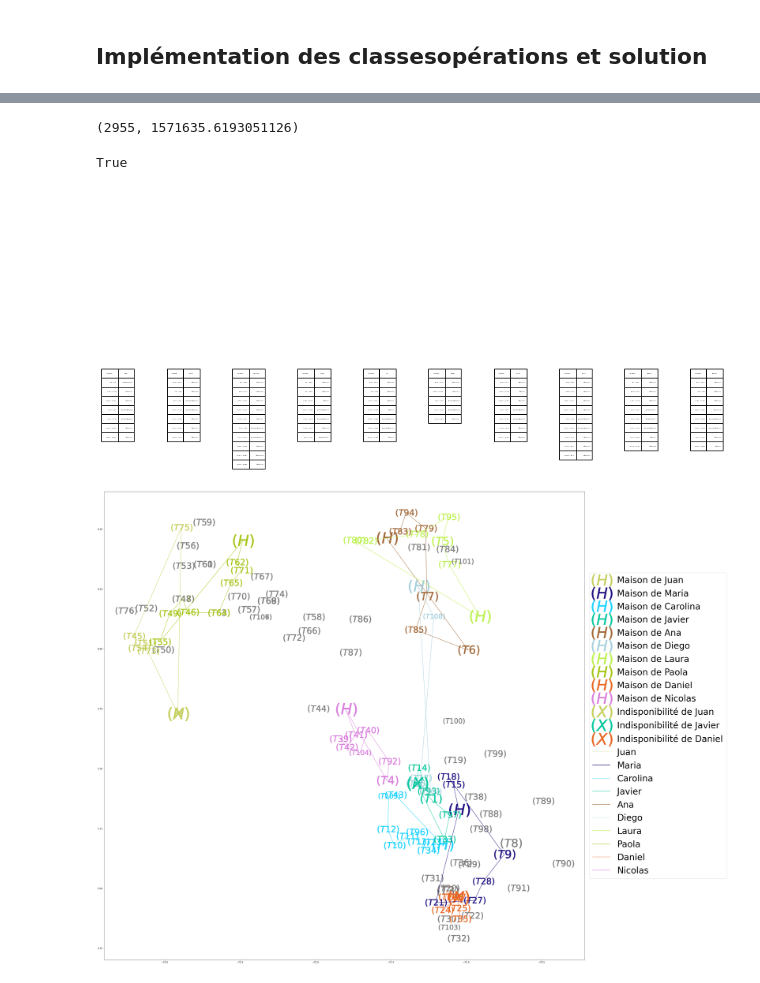
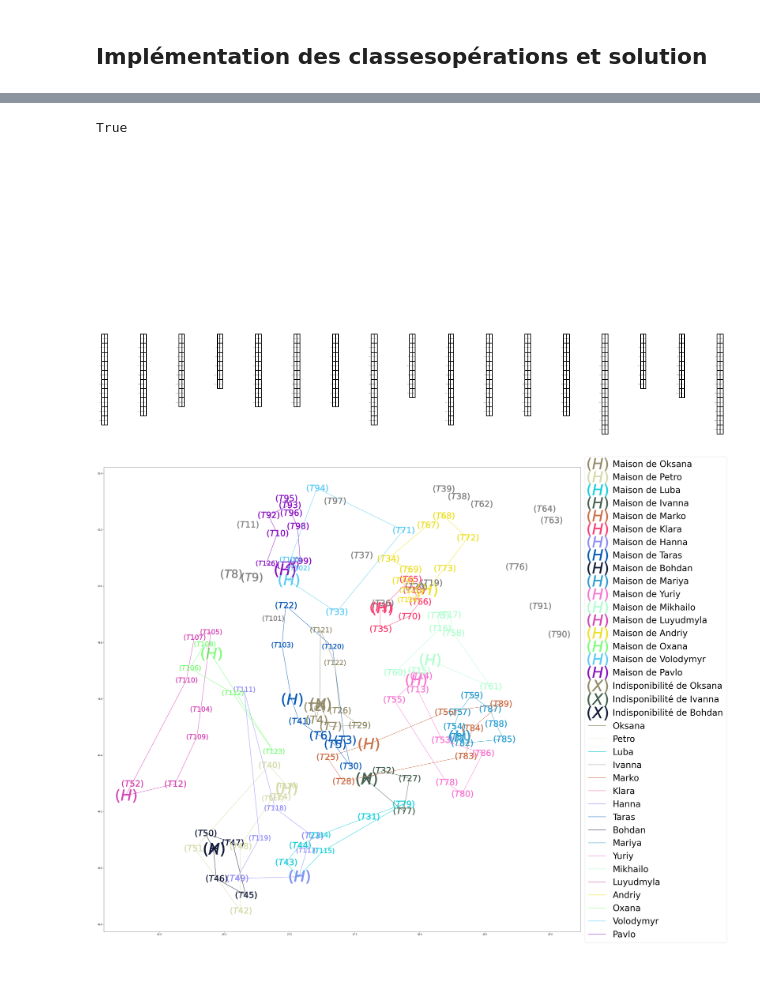
Before and after one commit to AubynKen/DecisionBrain, a Jupyter notebook: ST7_V3_tabu.ipynb, the cells around one changed output, grey strips where cells are left out. Saved outputs shown, nothing was run; the diff lists cells and outputs as text; code cells hidden in the pictures.

Commit message:
tabu without switch

```diff
--- a/ST7_V3_tabu.ipynb
+++ b/ST7_V3_tabu.ipynb
@@ -574,7 +574,7 @@ def create_neighborhood(routes, unvisited_nodes, status, max_len_cross, Tabu_lis
             Neighbor,op = local_neighbor_adding(routes[i],unvisited_nodes,Tabu_list)
             if Neighbor != routes[i]:
                 operations.append(op)
-                Neighbor, op = local_neighbor_switching(Neighbor,Tabu_list)
+                #Neighbor, op = local_neighbor_switching(Neighbor,Tabu_list)
             new_routes[Neighbor[0]] = Neighbor
         Neighborhood = [(new_routes,operations)]
 
@@ -632,8 +632,10 @@ def create_neighborhood(routes, unvisited_nodes, status, max_len_cross, Tabu_lis
         if local_obj_values == (0,10**10):
             return [(routes, [local_op])]
         sol = deepcopy(routes)
-        sol[local_sol[0][0]] = local_neighbor_switching(local_sol[0],Tabu_list)[0]
-        sol[local_sol[1][0]] = local_neighbor_switching(local_sol[1],Tabu_list)[0]
+        #sol[local_sol[0][0]] = local_neighbor_switching(local_sol[0],Tabu_list)[0]
+        #sol[local_sol[1][0]] = local_neighbor_switching(local_sol[1],Tabu_list)[0]
+        sol[local_sol[0][0]] = local_sol[0]
+        sol[local_sol[1][0]] = local_sol[1]
         Neighborhood = [(sol, [local_op])]
 
     return Neighborhood
@@ -650,8 +652,8 @@ def sol_init(type):
         return sol_nodes
     elif type == "glouton2":
         sol = GreedySolution()
-        sol.optimize_employee_by_employee()
-        sol_nodes = sol.optimize_simultaneous()
+        sol.optimize_simultaneous()
+        sol_nodes = sol.employee_node_lists
         for route in list(sol_nodes.values()):
             sol_nodes[route[-1]] = [route[-1]] + route[:len(route)-1]
         return sol_nodes
@@ -679,7 +681,7 @@ def search_unvisited_nodes(sol):
 
 # Itérations
 
-def tabu_search(init_sol = "glouton",max_it = 30, tabu_step = 10, max_len_cross = 10, block_max = 3):
+def tabu_search(init_sol = " ",max_it = 30, tabu_step = 10, max_len_cross = 10, block_max = 3):
     '''Exécution de l'algorithme tabou'''
     sol = sol_init(init_sol)
     sol_list = [sol]
@@ -745,3 +728,4 @@ X.list[3]
 # %%
 #Bordeaux V2 : 1,100,200,20
-sol, obj = tabu_search(init_sol = "glouton1", max_it=1)
+sol, obj = tabu_search(init_sol = "",max_it = 50, tabu_step = 20, max_len_cross = 10, block_max = 4)
+print(sol,obj)
@@ -748,13 +750,9 @@ sol, obj = tabu_search(init_sol = "glouton1", max_it=1)
 # %%
-
-print(evaluate(sol))
-
 Sol_timed = Solution(add_time(sol))
 
 Sol_timed.validate()
 # %% [output]
-(2955, 1571635.6193051126)
+True
-True
 # %%
 X = {}
 for k in range(len(sol)):
@@ -781,9 +779,9 @@ for k in range(len(sol)):
     for v in sol[k]:
         lunch_times[k] = Sol_timed.lunch_times[k]
 # %%
-store_result_V3("./results/Tabu/SolutionColumbiaV3byV3.txt", Employee.list, tasks, lunch_times, Z, B)
+store_result_V3("./results/Tabu/SolutionUkraineV3byV3_trivial.txt", Employee.list, tasks, lunch_times, Z, B)
 plot_agenda_V3(Employee.list, Node.list, tasks, unavails, B, Z, lunch_times)
 plot_map_V3(Employee.list, Node.list, tasks, unavails, X, Z)
 # %% [output]
-[figure, old version]
+[figure, new version]
-[figure, old version]
+[figure, new version]
```
Also changed, not shown: parts of 5 cells of this notebook, 12 other files.
